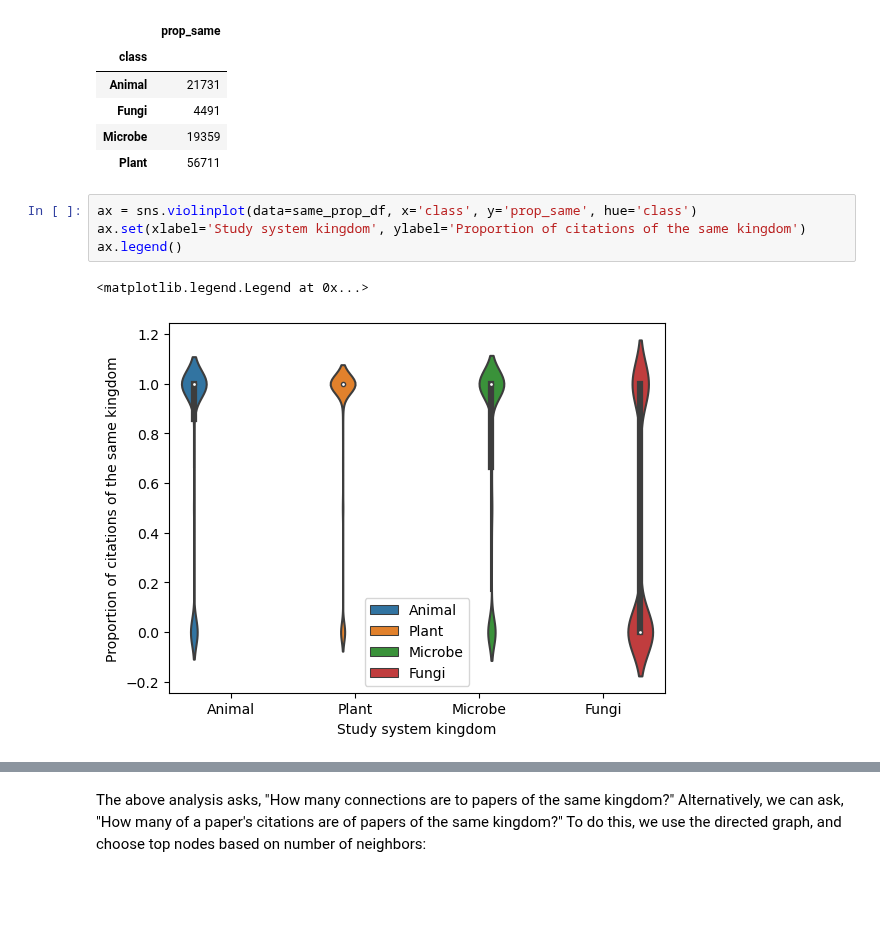
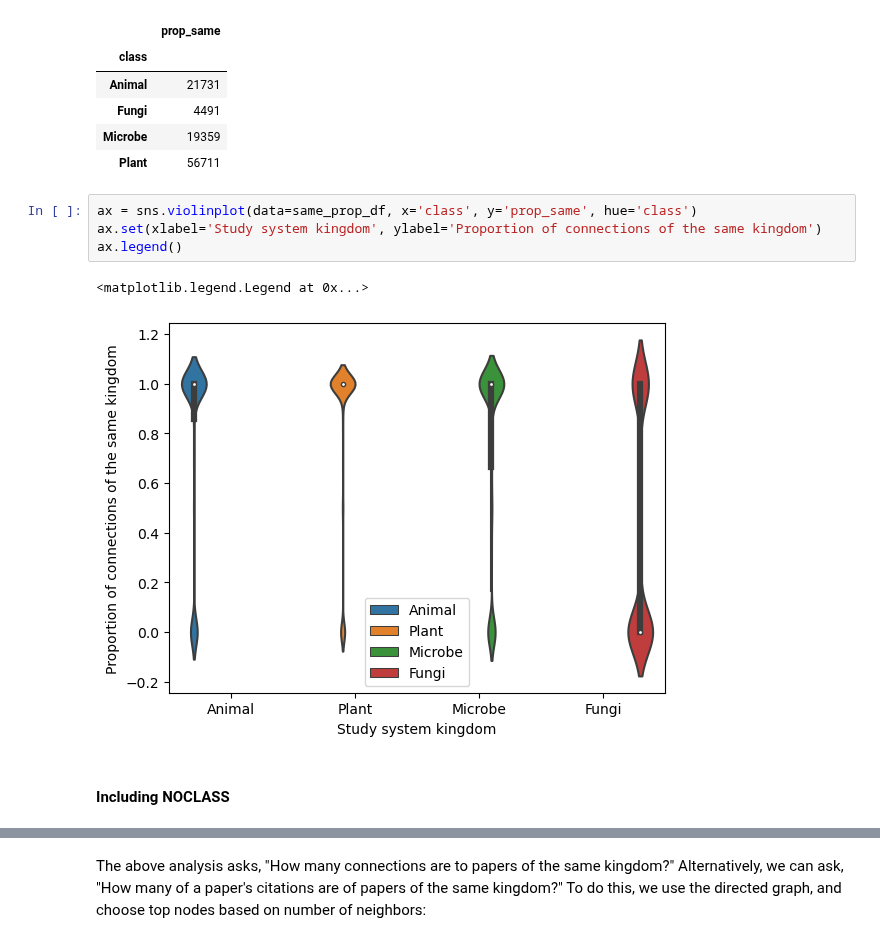
Before and after one commit to serenalotreck/desiccation-network, a Jupyter notebook: notebooks/hub_analysis.ipynb, the cells around one changed output, grey strips where cells are left out. Cells and saved outputs as stored; diff of their text form; blank space fills up the shorter version.

```diff
--- a/notebooks/hub_analysis.ipynb
+++ b/notebooks/hub_analysis.ipynb
@@ -110,8 +112,10 @@ same_prop_df.groupby('class').count()
 | Plant | 56711 |
 # %%
 ax = sns.violinplot(data=same_prop_df, x='class', y='prop_same', hue='class')
-ax.set(xlabel='Study system kingdom', ylabel='Proportion of citations of the same kingdom')
+ax.set(xlabel='Study system kingdom', ylabel='Proportion of connections of the same kingdom')
 ax.legend()
 # %% [output]
 <matplotlib.legend.Legend at 0x...>
-[figure, old version]
+[figure, new version]
+# %% [markdown]
+#### Including NOCLASS
```
Also changed, not shown: parts of 4 cells of this notebook.
